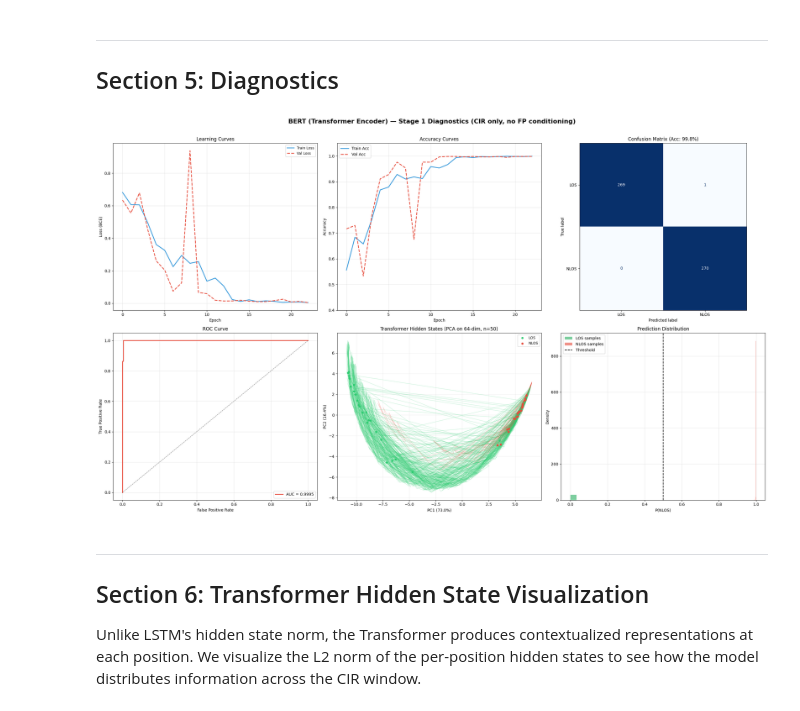
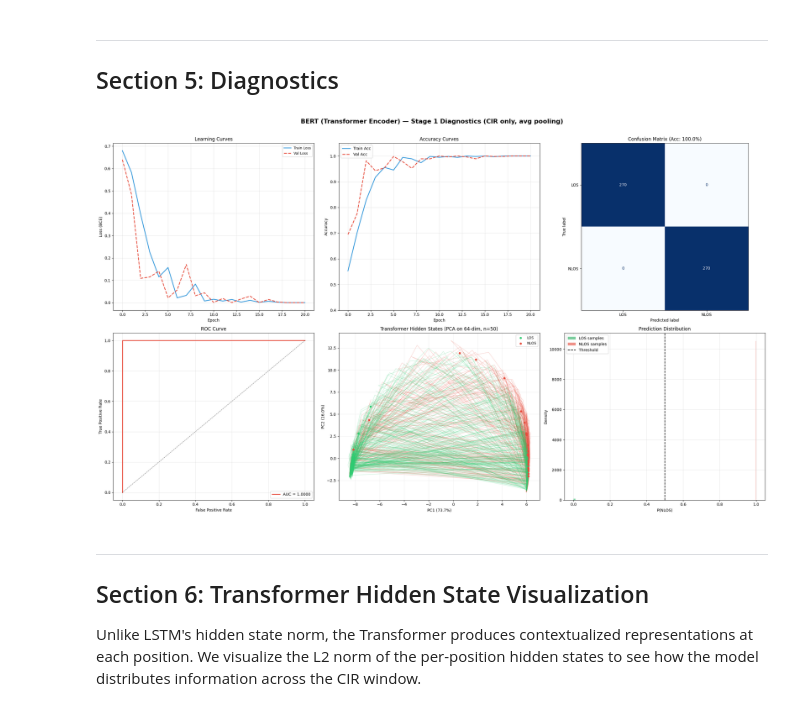
Before and after one commit to jonathanljc/capstone, a Jupyter notebook: bert/stage1_bert.ipynb, the cells around one changed output. Saved outputs shown, nothing was run; the diff lists cells and outputs as text; code cells hidden in the pictures.

```diff
--- a/bert/stage1_bert.ipynb
+++ b/bert/stage1_bert.ipynb
@@ -210,8 +208,8 @@ CIR (60, 1)
 # %%
 class BERT_Classifier(nn.Module):
     """
-    Small BERT-style Transformer Encoder for CIR classification.
-    Uses a learnable CLS token + positional embeddings.
+    Small Transformer Encoder for CIR classification — average pooling design.
+    No CLS token — classifier sees time-averaged Transformer hidden states.
     No FP_AMPL conditioning — processes raw CIR only.
     """
     def __init__(self, input_size=1, d_model=64, nhead=4, num_layers=2,
@@ -222,11 +220,8 @@ class BERT_Classifier(nn.Module):
         # Input projection: scalar CIR value -> d_model
         self.input_proj = nn.Linear(input_size, d_model)
 
-        # Learnable CLS token
-        self.cls_token = nn.Parameter(torch.randn(1, 1, d_model) * 0.02)
-
-        # Learnable positional embeddings (CLS + max_seq_len positions)
-        self.pos_embed = nn.Parameter(torch.randn(1, max_seq_len + 1, d_model) * 0.02)
+        # Learnable positional embeddings (60 CIR positions, no CLS)
+        self.pos_embed = nn.Parameter(torch.randn(1, max_seq_len, d_model) * 0.02)
 
         # Transformer encoder
         encoder_layer = nn.TransformerEncoderLayer(
@@ -239,7 +234,7 @@ class BERT_Classifier(nn.Module):
         )
         self.transformer = nn.TransformerEncoder(encoder_layer, num_layers=num_layers)
 
-        # Layer norm on CLS output
+        # Layer norm on pooled output
         self.norm = nn.LayerNorm(d_model)
 
         # Classifier head (same as LSTM/LNN)
@@ -252,39 +247,33 @@ class BERT_Classifier(nn.Module):
         )
 
     def _encode(self, x_seq):
-        """Shared encoder: CIR -> transformer hidden states (B, 61, d_model)."""
-        batch_size = x_seq.size(0)
-
+        """Shared encoder: CIR -> transformer hidden states (B, 60, d_model)."""
         # Project input: (B, 60, 1) -> (B, 60, d_model)
         x = self.input_proj(x_seq)
-
-        # Prepend CLS token: (B, 61, d_model)
-        cls_tokens = self.cls_token.expand(batch_size, -1, -1)
-        x = torch.cat([cls_tokens, x], dim=1)
 
         # Add positional embeddings
         x = x + self.pos_embed[:, :x.size(1), :]
 
         # Transformer encoder
-        h_all = self.transformer(x)  # (B, 61, d_model)
+        h_all = self.transformer(x)  # (B, 60, d_model)
         return h_all
 
     def forward(self, x_seq, return_dynamics=False):
-        h_all = self._encode(x_seq)  # (B, 61, d_model)
+        h_all = self._encode(x_seq)  # (B, 60, d_model)
 
-        # CLS token output as pooled representation
-        cls_out = self.norm(h_all[:, 0, :])  # (B, d_model)
+        # Average pooling — time-averaged Transformer hidden states
+        h_avg = self.norm(h_all.mean(dim=1))  # (B, d_model)
 
-        pred = self.classifier(cls_out)
+        pred = self.classifier(h_avg)
 
         if return_dynamics:
-            return pred, h_all  # h_all includes CLS + 60 timesteps
+            return pred, h_all  # h_all is 60 CIR timesteps
         return pred
 
     def embed(self, x_seq):
         """Return 64-dim embedding for Stage 2/3 compatibility."""
         h_all = self._encode(x_seq)
-        return self.norm(h_all[:, 0, :])  # (B, d_model)
+        return self.norm(h_all.mean(dim=1))  # (B, d_model)
 
 
 # Parameter count
@@ -298,12 +287,12 @@ _m = BERT_Classifier(
 _total = sum(p.numel() for p in _m.parameters())
 print(f"BERT_Classifier parameter count: {_total:,}")
 print(f"  Input projection:     {sum(p.numel() for p in _m.input_proj.parameters()):,}")
-print(f"  CLS token:            {_m.cls_token.numel():,}")
 print(f"  Positional embeddings:{_m.pos_embed.numel():,}")
 print(f"  Transformer encoder:  {sum(p.numel() for p in _m.transformer.parameters()):,}")
 print(f"  Layer norm:           {sum(p.numel() for p in _m.norm.parameters()):,}")
 print(f"  Classifier:           {sum(p.numel() for p in _m.classifier.parameters()):,}")
+print(f"  Pooling:              average-over-time (no CLS — time-averaged Transformer states)")
 print(f"  Embedding dim: {_m.d_model}")
-print(f"\n  No FP conditioning — CLS token pooling")
+print(f"\n  No FP conditioning — average pooling")
 del _m
 # %% [output]
@@ -450,7 +439,7 @@ def plot_diagnostics(model, val_data, history):
     y_true = y_va.cpu().numpy().flatten()
     y_prob = preds.cpu().numpy().flatten()
     y_pred = (y_prob > 0.5).astype(float)
-    h_hist = h_all[:, 1:, :].cpu().numpy()  # (batch, 60, d_model) — skip CLS
+    h_hist = h_all.cpu().numpy()  # (batch, 60, d_model) — no CLS to skip
 
     fig, axs = plt.subplots(2, 3, figsize=(24, 14))
     plt.subplots_adjust(hspace=0.35, wspace=0.3)
@@ -510,35 +499,35 @@ def plot_diagnostics(model, val_data, history):
         ax.scatter(h_pca[i, -1, 0], h_pca[i, -1, 1], color='#e74c3c', s=20, zorder=5)
     for i in los_show:
         ax.plot(h_pca[i, :, 0], h_pca[i, :, 1], color='#2ecc71', alpha=0.3, lw=0.8)
         ax.scatter(h_pca[i, -1, 0], h_pca[i, -1, 1], color='#2ecc71', s=20, zorder=5)
 
     ax.scatter([], [], color='#2ecc71', s=20, label='LOS')
     ax.scatter([], [], color='#e74c3c', s=20, label='NLOS')
     ax.legend(fontsize=9)
 
     ax.set_title(f"Transformer Hidden States (PCA on {h}-dim, n={n_show*2})")
     ax.set_xlabel(f"PC1 ({100*pca.explained_variance_ratio_[0]:.1f}%)")
     ax.set_ylabel(f"PC2 ({100*pca.explained_variance_ratio_[1]:.1f}%)")
     ax.grid(True, alpha=0.2)
 
     # --- 6. PREDICTION DISTRIBUTION ---
     ax = axs[1, 2]
     ax.hist(y_prob[y_true == 0], bins=30, alpha=0.6, color='#27ae60', label='LOS samples', density=True)
     ax.hist(y_prob[y_true == 1], bins=30, alpha=0.6, color='#e74c3c', label='NLOS samples', density=True)
     ax.axvline(0.5, color='black', ls='--', lw=1.5, label='Threshold')
     ax.set_title("Prediction Distribution")
     ax.set_xlabel("P(NLOS)"); ax.set_ylabel("Density")
     ax.legend(); ax.grid(True, alpha=0.3)
 
-    plt.suptitle("BERT (Transformer Encoder) — Stage 1 Diagnostics (CIR only, no FP conditioning)",
+    plt.suptitle("BERT (Transformer Encoder) — Stage 1 Diagnostics (CIR only, avg pooling)",
                  fontsize=16, fontweight='bold', y=1.01)
     plt.tight_layout()
     plt.show()
 
 
 plot_diagnostics(best_model, best_data, best_history)
 # %% [output]
-[figure, old version]
+[figure, new version]
 # %% [markdown]
 ---
 ## Section 6: Transformer Hidden State Visualization
```
Also changed, not shown: parts of 6 cells of this notebook, 28 other files.
